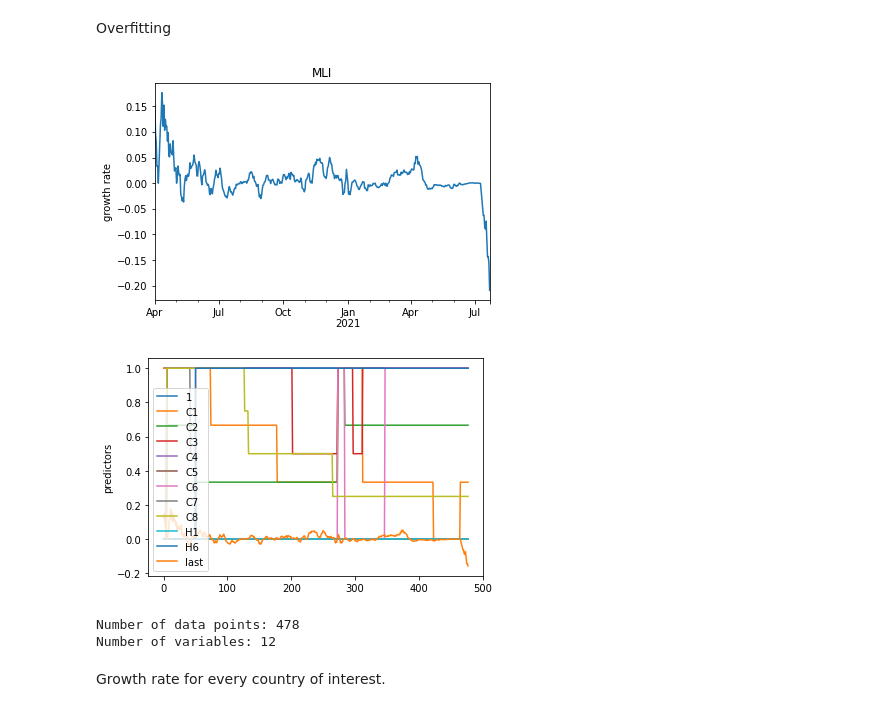
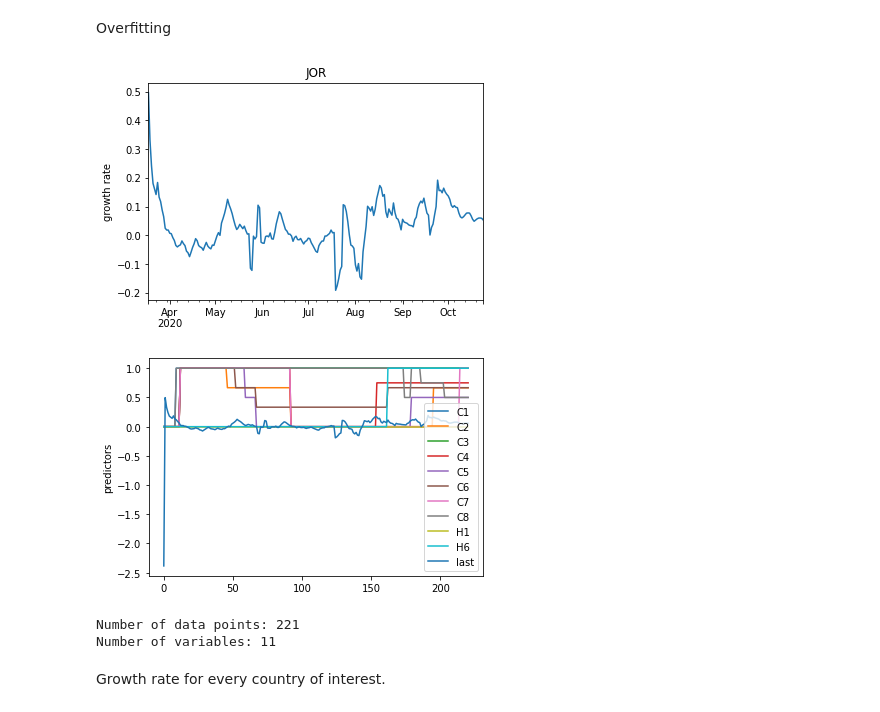
Before and after one commit to alexmadrinanfdez/covid-policy-analysis, a Jupyter notebook: linear-analysis.ipynb, the cells around one changed output. Cells and saved outputs as stored; diff of their text form; code cells hidden in the pictures.

Commit message:
model comparisons

```diff
--- a/linear-analysis.ipynb
+++ b/linear-analysis.ipynb
@@ -720,25 +744,20 @@ def data_from(iso, t0, tr, t_d, y):
 
   return pol_t, y_t
 
-# to do: drop redundant policy combinations vars
 # to do: add day-of-the-week info
-def preprocess(pol_t, y_t, degree=1):
+def preprocess(pol_t, y_t):
   'Transform data to feed the model.'
 
   pol_t.fillna(method='pad', inplace=True) # back fill
-  pol_scaled = minmax_scale(pol_t[1:])
-  # policy combinations
-  poly = PolynomialFeatures(degree=degree, interaction_only=True)
-  pol_comb = poly.fit_transform(pol_scaled)
-  comb_str = poly.get_feature_names(chx_str)
+  pol_scaled = minmax_scale(pol_t[1:])     # match vars length at scaling
 
   # group data
   td1 = y_t[:-1].values.reshape(-1, 1)
-  arr = np.hstack([pol_comb, td1])
-  col = np.append(comb_str, 'last')
+  arr = np.hstack([pol_scaled, td1])
+  col = np.append(chx_str, 'last')
   df = pd.DataFrame(arr, columns=col)
 
-  return df, y_t[1:]
+  return df.iloc[:, :-1], y_t[1:] # not using previous value
 
 def _print_model(name, value, score):
   print('Coefficients\n------------')
@@ -746,6 +765,6 @@ def _print_model(name, value, score):
     if v != 0:
       print('{:s} : {:3f}'.format(n, v))
   print('\nR^2\n---')
-  print(score)
+  print(round(score, 3))
 # %% [markdown]
 ## Initial model
@@ -892,5 +948,5 @@ Performance ($R^2$) for the chosen parameteres.
 # %%
-idx = 6 # country index
+idx = 5 # country index
 cci = list(cc_dict.keys())[idx]
 initial_model(cci, print=True)
 # %% [output]
@@ -921,22 +978,23 @@ H6 >> Facial Coverings
 Overfitting
 # %%
 p_t, g_t = data_from(cci, None, 0.5, 12, gr_smooth)
-p_t, g_t = preprocess(p_t, g_t, degree=1)
+p_t, g_t = preprocess(p_t, g_t)
+# initial_model(cci)
 
 g_t.plot()
 plt.ylabel('growth rate')
 plt.title(cci)
 p_t.plot(legend=True)
 plt.ylabel('predictors')
 plt.show()
 
 print('\nNumber of data points:', p_t.shape[0])
 print('Number of variables:', p_t.shape[1])
 # %% [output]
-[figure, old version]
+[figure, new version]
-[figure, old version]
+[figure, new version]
-Number of data points: 478
-Number of variables: 12
+Number of data points: 221
+Number of variables: 11
 # %% [markdown]
 Growth rate for every country of interest.
 # %%
```
Also changed, not shown: parts of 77 cells of this notebook.
